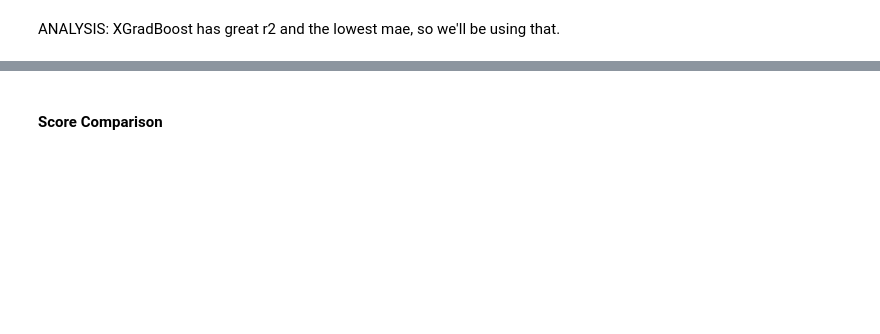
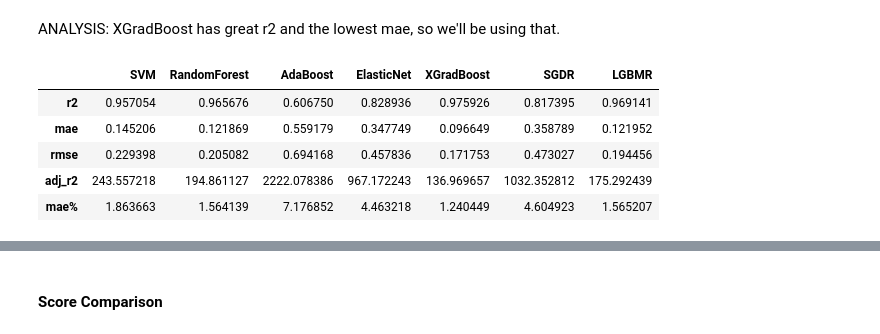
Before and after one commit to saradiazdelser/application-of-machine-learning-algorithms-to-perform-crop-yield-prediction, a Jupyter notebook: model_comparison.ipynb, the cells around one changed output, grey strips where cells are left out. Drawn from its saved outputs; the diff is of its cells as text; code cells hidden in the pictures; blank space fills up the shorter version.

```diff
--- a/data_preprocessing.ipynb
+++ b/model_comparison.ipynb
@@ -495,7 +602,13 @@ ANALYSIS: XGradBoost has great r2 and the lowest mae, so we'll be using that.
 # %%
 # compare_df = compare_df.drop(['SGDR'])
 compare_df = compare_df.T
-compare_df
+# %% [output]
+|  | SVM | RandomForest | AdaBoost | ElasticNet | XGradBoost | SGDR | LGBMR |
+| r2 | 0.957054 | 0.965676 | 0.606750 | 0.828936 | 0.975926 | 0.817395 | 0.969141 |
+| mae | 0.145206 | 0.121869 | 0.559179 | 0.347749 | 0.096649 | 0.358789 | 0.121952 |
+| rmse | 0.229398 | 0.205082 | 0.694168 | 0.457836 | 0.171753 | 0.473027 | 0.194456 |
+| adj_r2 | 243.557218 | 194.861127 | 2222.078386 | 967.172243 | 136.969657 | 1032.352812 | 175.292439 |
+| mae% | 1.863663 | 1.564139 | 7.176852 | 4.463218 | 1.240449 | 4.604923 | 1.565207 |
 # %%
 import matplotlib.pyplot as plt
 
```
Also changed, not shown: parts of 12 cells of this notebook, 3 other files.
